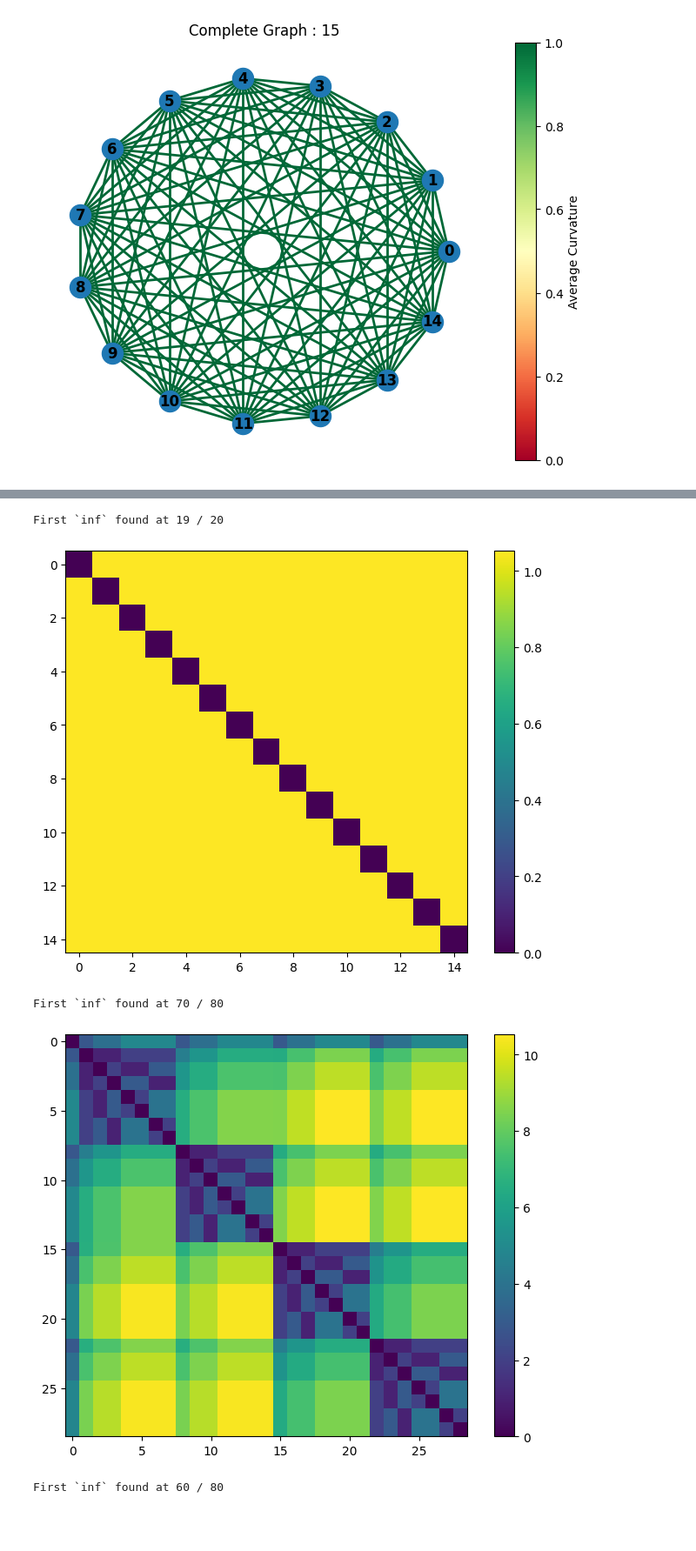
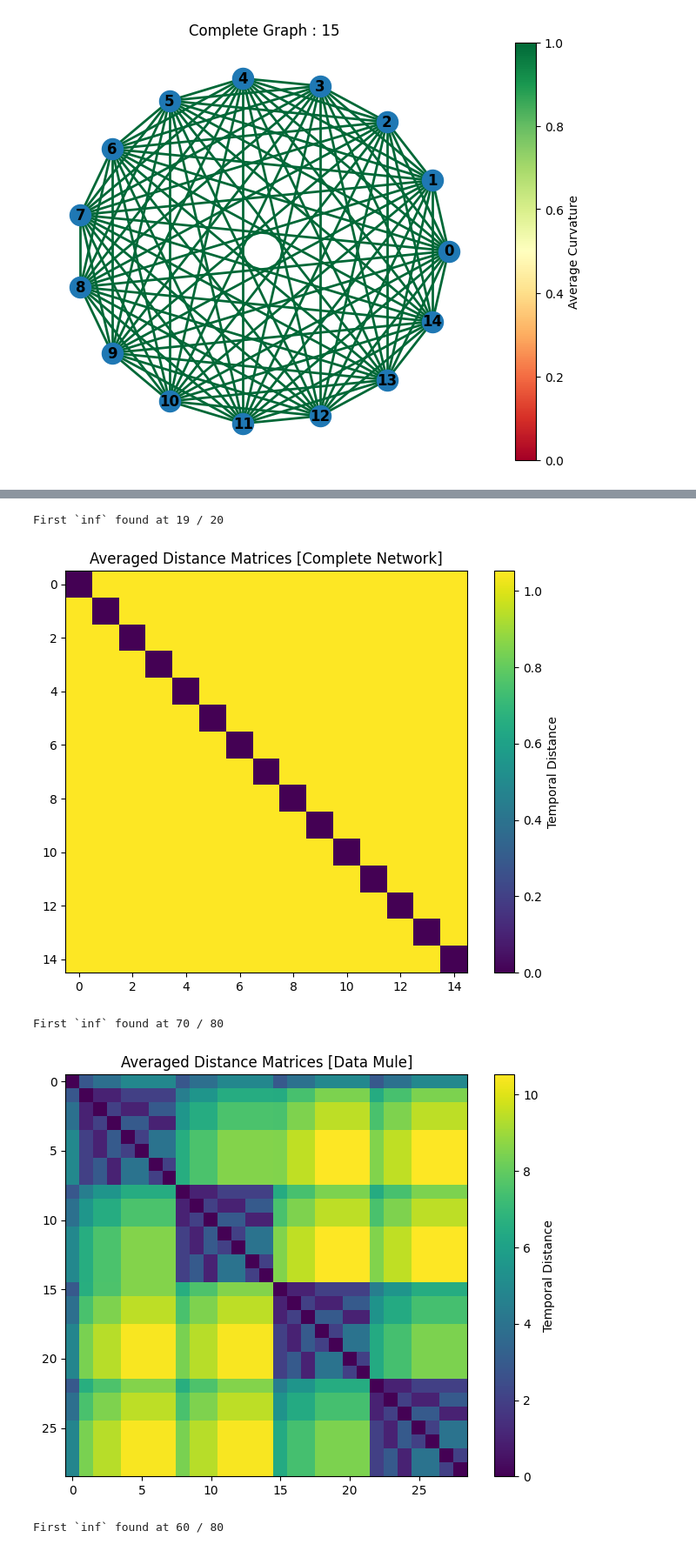
Before and after one commit to robertcardona/curvature, a Jupyter notebook: notebooks/Curvature.ipynb, the cells around one changed output, grey strips where cells are left out. Shown at 87% size. Saved outputs shown, nothing was run; the diff lists cells and outputs as text; code cells hidden in the pictures; blank space fills up the shorter version.

Commit message:
Update notebook heatmaps

```diff
--- a/notebooks/Curvature.ipynb
+++ b/notebooks/Curvature.ipynb
@@ -231,39 +231,55 @@ Truncation T = 14 / 20
 Truncation T = 20 / 20
 [figure]
 # %%
-def plot_heatmaps(network: TVG, distance_matrices) -> None:
+def plot_heatmaps(
+    distance_matrices,
+    title_label = None,
+    colorbar_label = None,
+) -> None:
 
-    matrix = network.calculate_averaged_distances(distance_matrices)
+    matrix = calculate_averaged_distances(distance_matrices)
+
+
 
     plt.figure(figsize=(8, 6))
     plt.imshow(matrix, cmap = 'viridis', interpolation = 'nearest')
     # plt.colorbar(label='Difference in Distances')
-    plt.colorbar()
+    if colorbar_label is not None:
+        plt.colorbar(label = colorbar_label)
+    else:
+        plt.colorbar()
     # plt.title('Difference of Original vs. Curvature Low Pass Filter')
     # plt.xlabel('Column Index')
     # plt.ylabel('Row Index')
+    if title_label is not None:
+        plt.title(label = title_label)
     plt.show()
 
     return None
+plot_averaged_tdm = lambda dms, label: plot_heatmaps(
+    dms,
+    title_label = f"Averaged Distance Matrices [{label}]",
+    colorbar_label = "Temporal Distance"
+)
 
 # cycle graph
 distance_matrices_cg = network_cg.calculate_distances(r = 1)
-plot_heatmaps(network_cg, distance_matrices_cg)
+plot_averaged_tdm(distance_matrices_cg, "Cycle Network")
 
 # complete graph
 distance_matrices_kg = network_kg.calculate_distances(r = 1)
-plot_heatmaps(network_kg, distance_matrices_kg)
+plot_averaged_tdm(distance_matrices_kg, "Complete Network")
 
 # scenario a
 distance_matrices_a = network_a.calculate_distances(r = 1)
-plot_heatmaps(network_a, distance_matrices_a)
+plot_averaged_tdm(distance_matrices_a, scenario_a)
 
 # scenario b
 distance_matrices_b = network_b.calculate_distances(r = 1080)
-plot_heatmaps(network_b, distance_matrices_b)
+plot_averaged_tdm(distance_matrices_b, scenario_b)
 
 # scenario c
 distance_matrices_c = network_c.calculate_distances(r = 1080)
-plot_heatmaps(network_c, distance_matrices_c)
+plot_averaged_tdm(distance_matrices_c, scenario_c)
 # %% [output]
 First `inf` found at 14 / 20
@@ -271,5 +287,5 @@ First `inf` found at 14 / 20
 First `inf` found at 19 / 20
-[figure, old version]
+[figure, new version]
 First `inf` found at 70 / 80
-[figure, old version]
+[figure, new version]
 First `inf` found at 60 / 80
```
Also changed, not shown: parts of 2 cells of this notebook.
